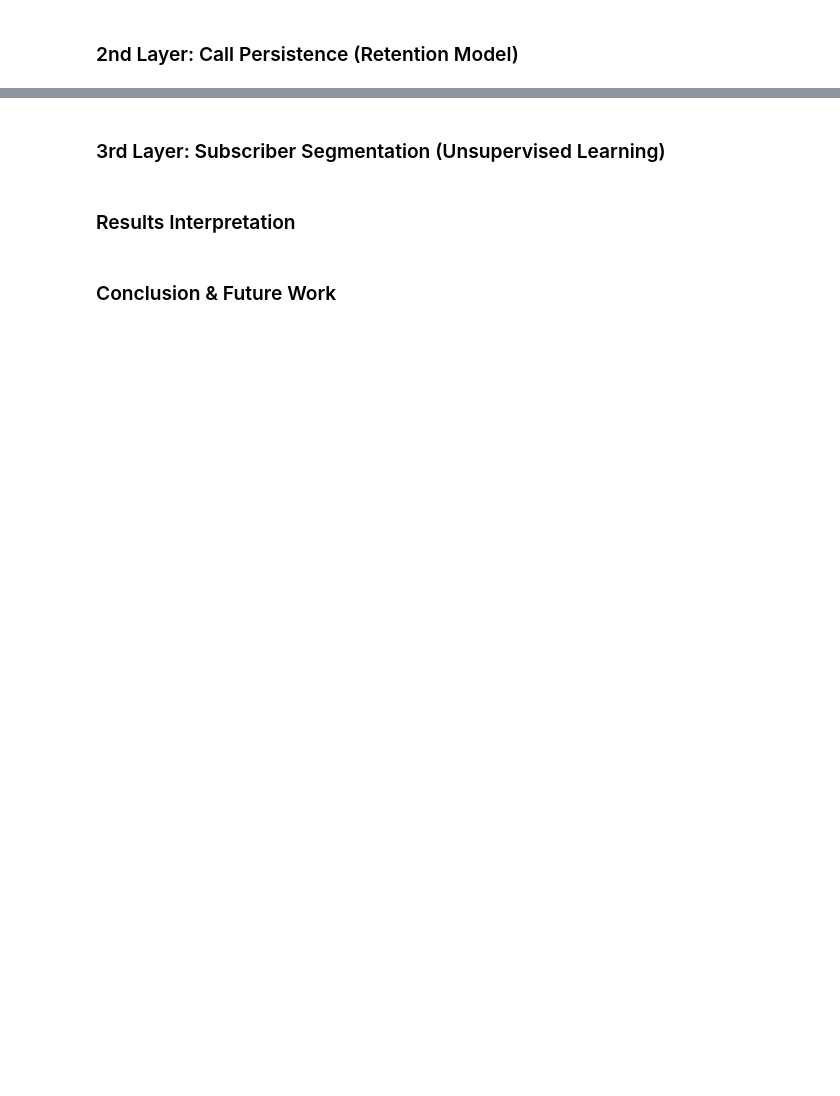
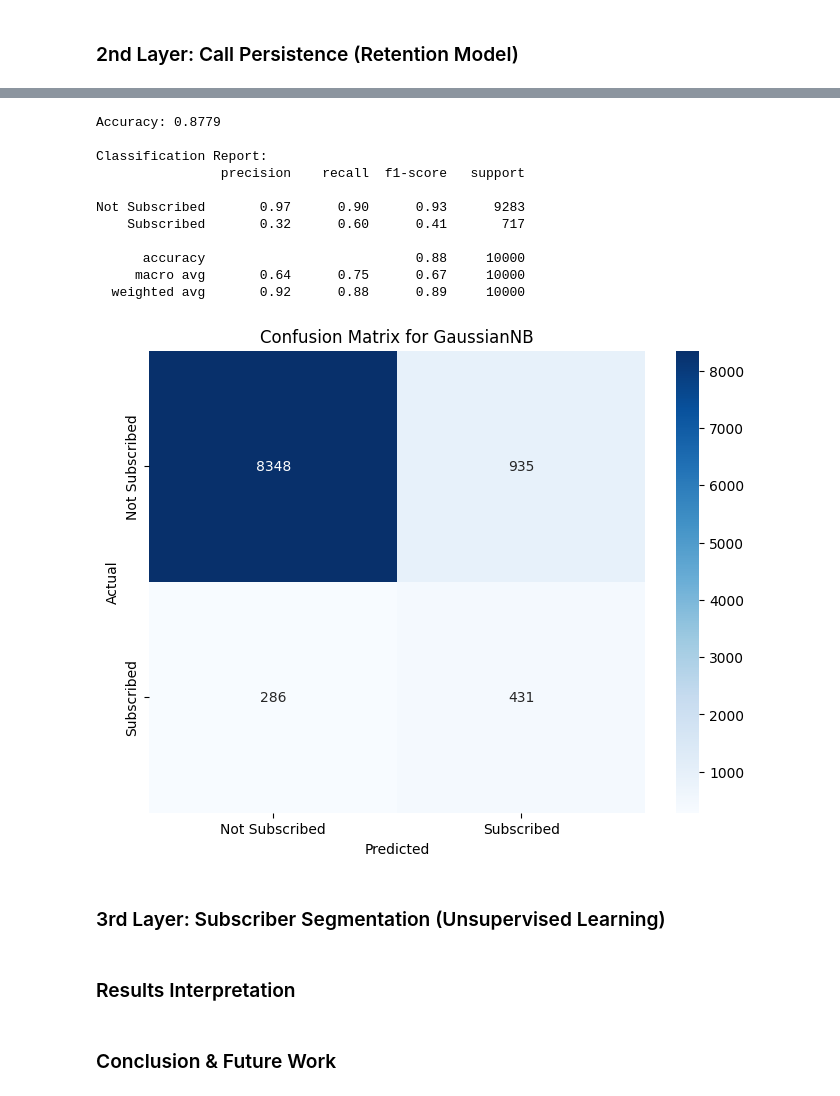
Before and after one commit to Areeb297/Term-Deposit-Marketing, a Jupyter notebook: Term_Deposit_Marketing.ipynb, the cells around one changed output, grey strips where cells are left out. Cells and saved outputs as stored; diff of their text form; code cells hidden in the pictures; blank space fills up the shorter version.

```diff
--- a/Term_Deposit_Marketing.ipynb
+++ b/Term_Deposit_Marketing.ipynb
@@ -770,0 +1537,2 @@ Not Subscribed       0.93      0.64      0.76      7423
+# %%
+layer_2_data = pd.read_csv('all_df.csv')
@@ -770,0 +1559,13 @@ Not Subscribed       0.93      0.64      0.76      7423
+# %%
+# Let us now drop the predicted_subscribed column as now there is no need for it, we will work with original predictions
+layer_2_data = layer_2_data.drop(columns=['predicted_subscribed'])
+# %%
+# Separate features (X) and target (y)
+X = layer_2_data.drop(columns=['client_subscribed?'])
+y = layer_2_data['client_subscribed?']
+# %%
+# Step 2: Apply pd.get_dummies to categorical columns
+X = pd.get_dummies(X, columns=['communication_type', 'last_contacted_day', 'last_contacted_month'], drop_first=True)
+
+# Step 3: Train-test split (BEFORE applying SMOTE)
+X_train, X_test, y_train, y_test = train_test_split(X, y, test_size=0.25, random_state=random_seed)
@@ -771,3 +1632,52 @@ Not Subscribed       0.93      0.64      0.76      7423
+# %%
+# We will use the Gaussian NB model as it has the best overall results
+# We are focusing on predicting which customers should we keep calling
+# Target precision score for class 1 as out of all positive predictions, we need to be certain these customers will likely subscribe
+
+
+from sklearn.naive_bayes import GaussianNB
+from sklearn.metrics import accuracy_score, classification_report, confusion_matrix
+import seaborn as sns
+import matplotlib.pyplot as plt
+
+# Step 1: Initialize GaussianNB model
+gaussian_nb = GaussianNB()
+
+# Step 2: Train the GaussianNB model
+gaussian_nb.fit(X_train, y_train)
+
+# Step 3: Predict on the test set
+y_pred = gaussian_nb.predict(X_test)
+
+# Step 4: Calculate accuracy
+accuracy = accuracy_score(y_test, y_pred)
+print(f"Accuracy: {accuracy:.4f}")
+
+# Step 5: Print the classification report
+print("\nClassification Report:")
+print(classification_report(y_test, y_pred, target_names=['Not Subscribed', 'Subscribed']))
+
+# Step 6: Generate and display the confusion matrix
+conf_matrix = confusion_matrix(y_test, y_pred)
+plt.figure(figsize=(8,6))
+sns.heatmap(conf_matrix, annot=True, fmt='d', cmap='Blues', xticklabels=['Not Subscribed', 'Subscribed'], yticklabels=['Not Subscribed', 'Subscribed'])
+plt.title("Confusion Matrix for GaussianNB")
+plt.xlabel('Predicted')
+plt.ylabel('Actual')
+plt.show()
+# %% [output]
+Accuracy: 0.8779
+
+Classification Report:
+                precision    recall  f1-score   support
+
+Not Subscribed       0.97      0.90      0.93      9283
+    Subscribed       0.32      0.60      0.41       717
+
+      accuracy                           0.88     10000
+     macro avg       0.64      0.75      0.67     10000
+  weighted avg       0.92      0.88      0.89     10000
+[figure, added]
 # %% [markdown]
 ### 3rd Layer: Subscriber Segmentation (Unsupervised Learning)
 # %% [markdown]
```
Also changed, not shown: parts of 69 cells of this notebook.
